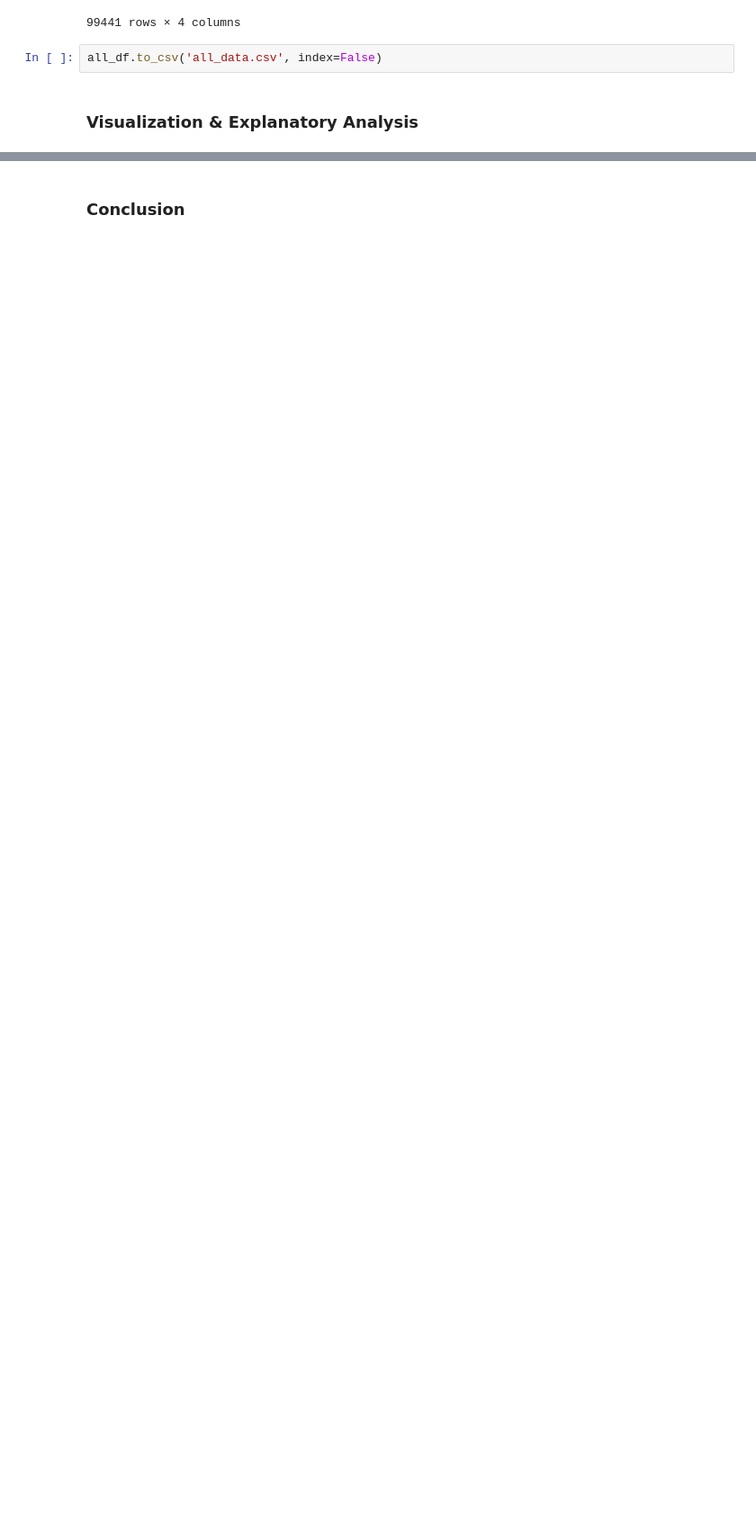
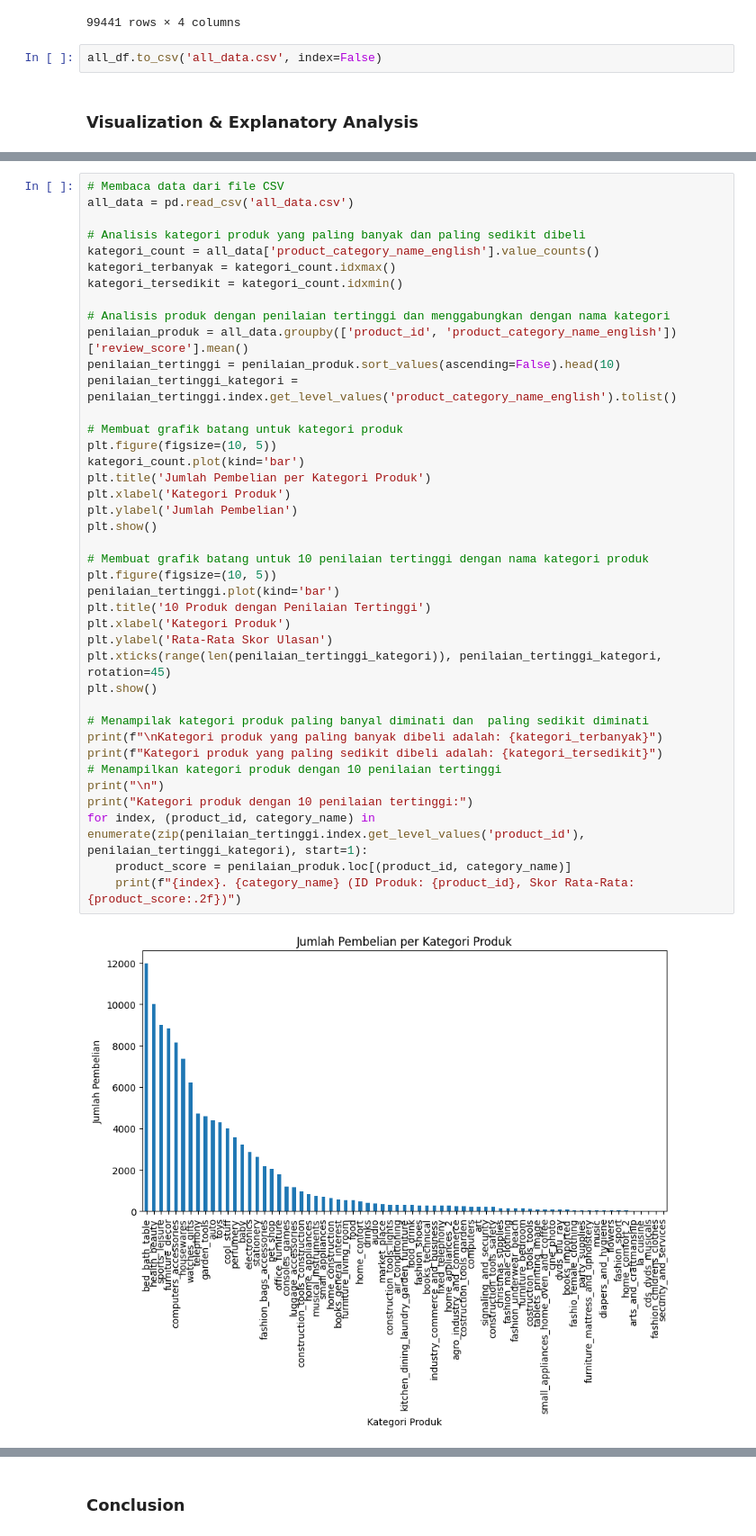
Before and after one commit to rfahur11/data_e-commerce, a Jupyter notebook: notebook.ipynb, the cells around one changed output, grey strips where cells are left out. Shown at 90% size. Saved outputs shown, nothing was run; the diff lists cells and outputs as text; blank space fills up the shorter version.

```diff
--- a/notebook.ipynb
+++ b/notebook.ipynb
@@ -1031,0 +1003,42 @@ city_customer
+# %%
+# Membaca data dari file CSV
+all_data = pd.read_csv('all_data.csv')
+
+# Analisis kategori produk yang paling banyak dan paling sedikit dibeli
+kategori_count = all_data['product_category_name_english'].value_counts()
+kategori_terbanyak = kategori_count.idxmax()
+kategori_tersedikit = kategori_count.idxmin()
+
+# Analisis produk dengan penilaian tertinggi dan menggabungkan dengan nama kategori
+penilaian_produk = all_data.groupby(['product_id', 'product_category_name_english'])['review_score'].mean()
+penilaian_tertinggi = penilaian_produk.sort_values(ascending=False).head(10)
+penilaian_tertinggi_kategori = penilaian_tertinggi.index.get_level_values('product_category_name_english').tolist()
+
+# Membuat grafik batang untuk kategori produk
+plt.figure(figsize=(10, 5))
+kategori_count.plot(kind='bar')
+plt.title('Jumlah Pembelian per Kategori Produk')
+plt.xlabel('Kategori Produk')
+plt.ylabel('Jumlah Pembelian')
+plt.show()
+
+# Membuat grafik batang untuk 10 penilaian tertinggi dengan nama kategori produk
+plt.figure(figsize=(10, 5))
+penilaian_tertinggi.plot(kind='bar')
+plt.title('10 Produk dengan Penilaian Tertinggi')
+plt.xlabel('Kategori Produk')
+plt.ylabel('Rata-Rata Skor Ulasan')
+plt.xticks(range(len(penilaian_tertinggi_kategori)), penilaian_tertinggi_kategori, rotation=45)
+plt.show()
+
+# Menampilak kategori produk paling banyal diminati dan  paling sedikit diminati
+print(f"\nKategori produk yang paling banyak dibeli adalah: {kategori_terbanyak}")
+print(f"Kategori produk yang paling sedikit dibeli adalah: {kategori_tersedikit}")
+# Menampilkan kategori produk dengan 10 penilaian tertinggi
+print("\n")
+print("Kategori produk dengan 10 penilaian tertinggi:")
+for index, (product_id, category_name) in enumerate(zip(penilaian_tertinggi.index.get_level_values('product_id'), penilaian_tertinggi_kategori), start=1):
+    product_score = penilaian_produk.loc[(product_id, category_name)]
+    print(f"{index}. {category_name} (ID Produk: {product_id}, Skor Rata-Rata: {product_score:.2f})")
+# %% [output]
+[figure, added]
```
Also changed, not shown: parts of 24 cells of this notebook, 1 other file.
